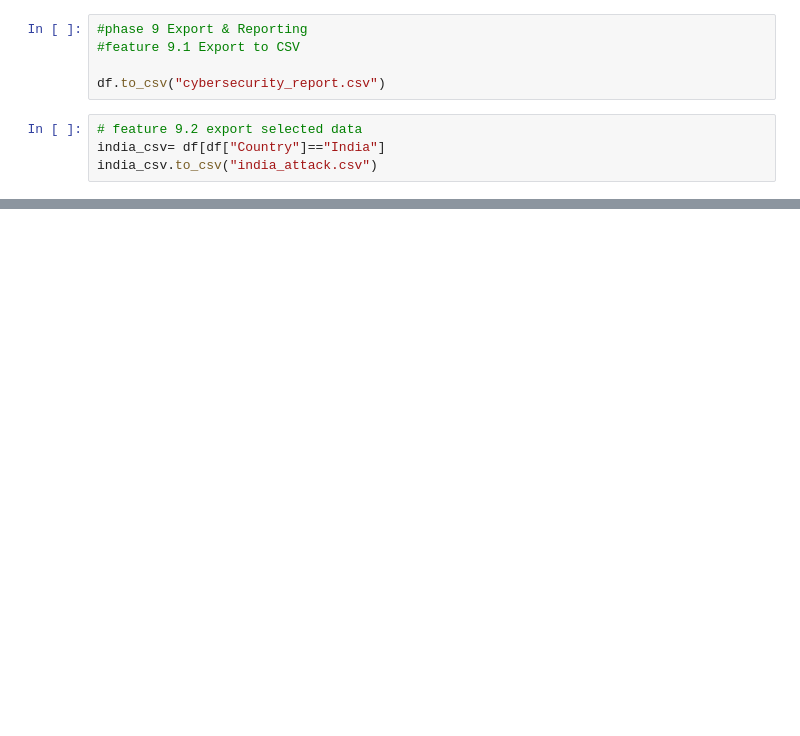
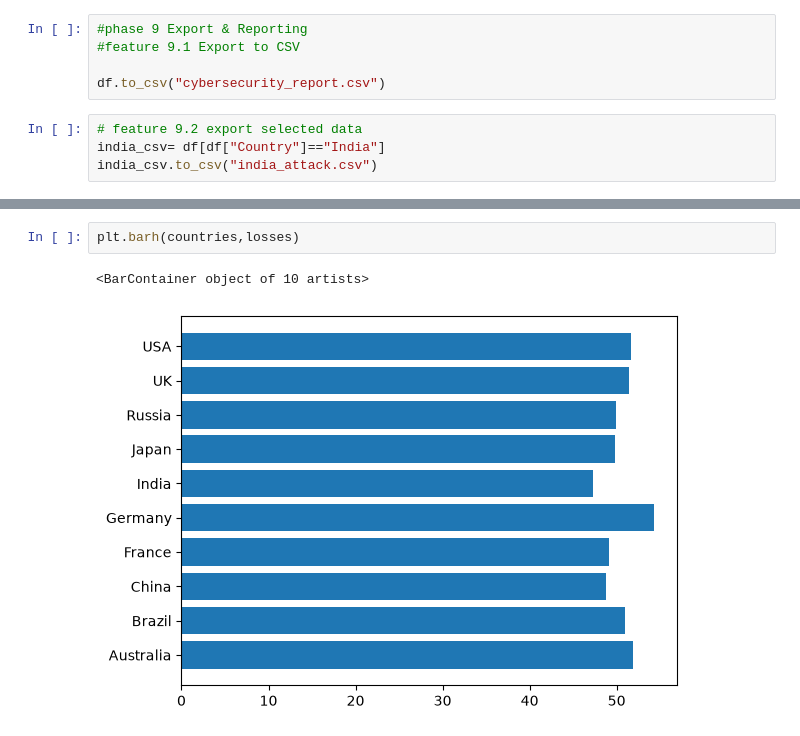
Before and after one commit to kingping77777/cyber-threat-log-analyzer, a Jupyter notebook: notebooks/exploration.ipynb, the cells around one changed output, grey strips where cells are left out. Drawn from its saved outputs; the diff is of its cells as text; blank space fills up the shorter version.

```diff
--- a/notebooks/exploration.ipynb
+++ b/notebooks/exploration.ipynb
@@ -783,0 +850,5 @@ india_csv.to_csv("india_attack.csv")
+# %%
+plt.barh(countries,losses)
+# %% [output]
+<BarContainer object of 10 artists>
+[figure, added]
```
Also changed, not shown: parts of 10 cells of this notebook.
